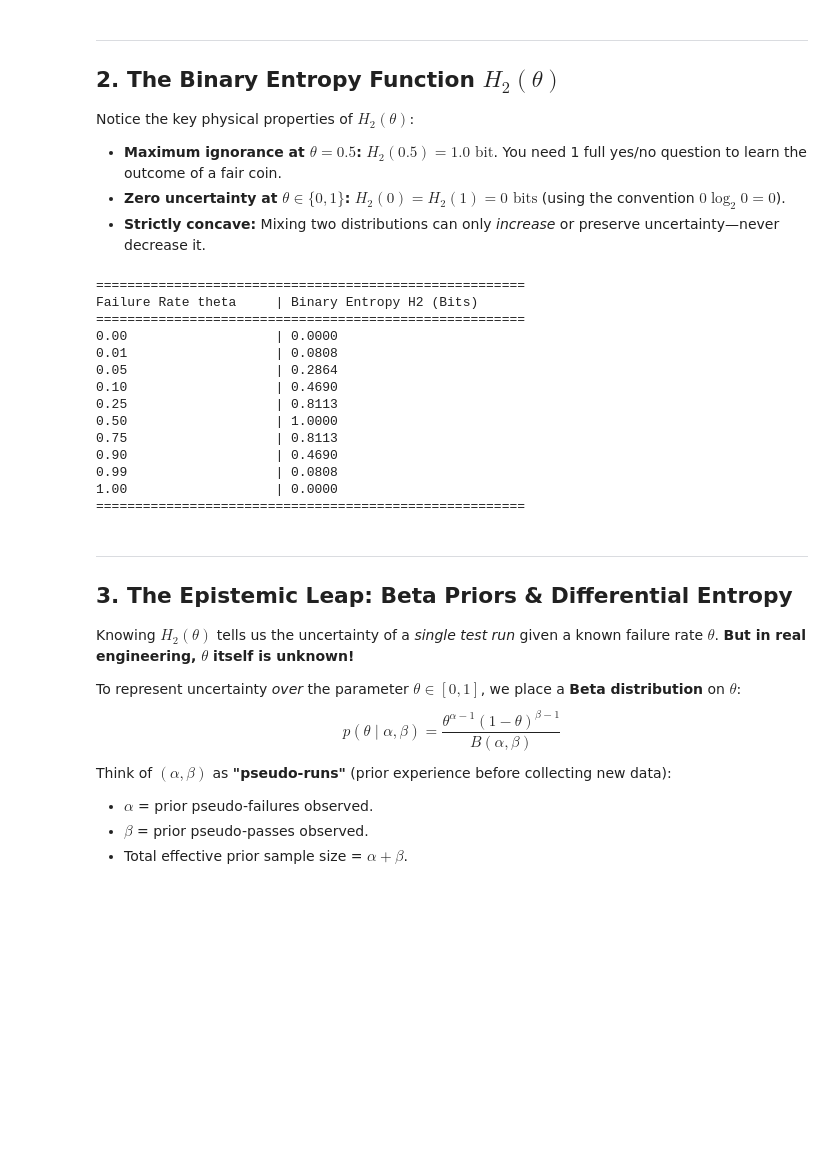
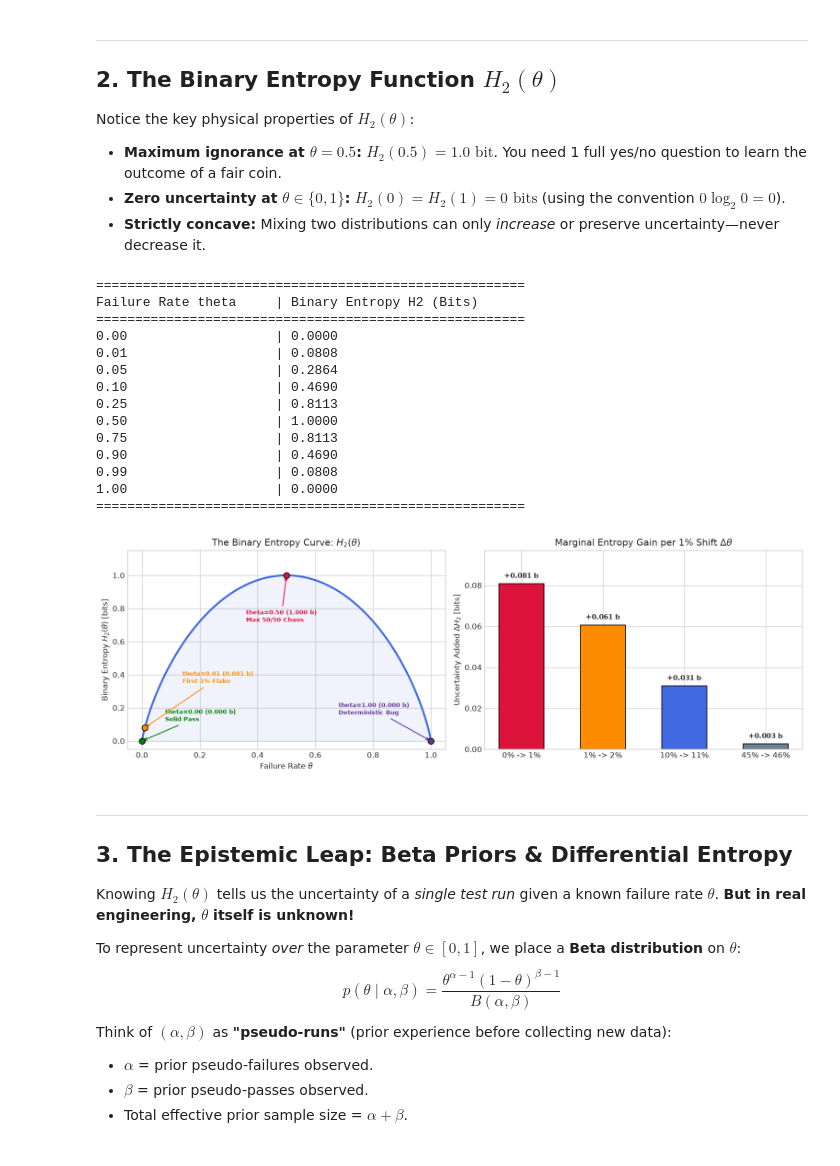
Before and after one commit to tarobins/inference-and-information, a Jupyter notebook: python/01_quantifying_uncertainty_entropy_and_bayes.ipynb, the cells around one changed output. Cells and saved outputs as stored; diff of their text form; code cells hidden in the pictures; blank space fills up the shorter version.

Commit message:
docs(ch01): add Binary Entropy Curve and Marginal Sensitivity diagram

```diff
--- a/python/01_quantifying_uncertainty_entropy_and_bayes.ipynb
+++ b/python/01_quantifying_uncertainty_entropy_and_bayes.ipynb
@@ -48,33 +48,92 @@ def binary_entropy(theta):
     # Clip to avoid log(0) while maintaining continuity
     eps = 1e-15
     theta_safe = np.clip(theta, eps, 1.0 - eps)
     h = -theta_safe * np.log2(theta_safe) - (1.0 - theta_safe) * np.log2(1.0 - theta_safe)
     # Force exact 0 at boundaries
     h = np.where((theta == 0.0) | (theta == 1.0), 0.0, h)
     return h
 
 test_thetas = [0.0, 0.01, 0.05, 0.10, 0.25, 0.50, 0.75, 0.90, 0.99, 1.0]
 print("=" * 55)
 print(f"{'Failure Rate theta':<22} | {'Binary Entropy H2 (Bits)':<25}")
 print("=" * 55)
 for t in test_thetas:
     print(f"{t:<22.2f} | {binary_entropy(t):<25.4f}")
 print("=" * 55)
+
+# Plot The Binary Entropy Curve H2(theta) & Marginal Edge Sensitivity
+theta_grid = np.linspace(0.0, 1.0, 500)
+h_grid = binary_entropy(theta_grid)
+
+fig, axes = plt.subplots(1, 2, figsize=(13, 4.5), dpi=120)
+
+axes[0].plot(theta_grid, h_grid, color="royalblue", lw=2.5)
+axes[0].fill_between(theta_grid, h_grid, alpha=0.08, color="royalblue")
+pts = [
+    (0.0, "green", "Solid Pass", (0.08, 0.12)),
+    (0.01, "darkorange", "First 1% Flake", (0.14, 0.35)),
+    (0.50, "crimson", "Max 50/50 Chaos", (0.36, 0.72)),
+    (1.0, "rebeccapurple", "Deterministic Bug", (0.68, 0.16)),
+]
+for pt, col, lbl, offset in pts:
+    val = float(binary_entropy(pt))
+    axes[0].scatter([pt], [val], color=col, edgecolor="black", zorder=5, s=60)
+    axes[0].annotate(
+        f"theta={pt:.2f} ({val:.3f} b)\n{lbl}",
+        xy=(pt, val),
+        xytext=offset,
+        fontsize=8,
+        color=col,
+        fontweight="bold",
+        arrowprops=dict(arrowstyle="->", color=col, lw=1.2),
+    )
+axes[0].set_title(r"The Binary Entropy Curve: $H_2(\theta)$")
+axes[0].set_xlabel(r"Failure Rate $\theta$")
+axes[0].set_ylabel(r"Binary Entropy $H_2(\theta)$ [bits]")
+axes[0].set_ylim(-0.05, 1.15)
+
+shifts = [
+    ("0% -> 1%", 0.00, 0.01, "crimson"),
+    ("1% -> 2%", 0.01, 0.02, "darkorange"),
+    ("10% -> 11%", 0.10, 0.11, "royalblue"),
+    ("45% -> 46%", 0.45, 0.46, "slategray"),
+]
+labels = [s[0] for s in shifts]
+deltas = [float(binary_entropy(s[2]) - binary_entropy(s[1])) for s in shifts]
+colors = [s[3] for s in shifts]
+bars = axes[1].bar(labels, deltas, color=colors, edgecolor="black", width=0.55)
+for bar, d in zip(bars, deltas):
+    axes[1].text(
+        bar.get_x() + bar.get_width() / 2,
+        d + 0.002,
+        f"+{d:.3f} b",
+        ha="center",
+        va="bottom",
+        fontsize=9,
+        fontweight="bold",
+    )
+axes[1].set_title(r"Marginal Entropy Gain per 1% Shift $\Delta\theta$")
+axes[1].set_ylabel(r"Uncertainty Added $\Delta H_2$ [bits]")
+axes[1].set_ylim(0, max(deltas) * 1.2)
+
+plt.tight_layout()
+plt.show()
 # %% [output]
 =======================================================
 Failure Rate theta     | Binary Entropy H2 (Bits)
 =======================================================
 0.00                   | 0.0000
 0.01                   | 0.0808
 0.05                   | 0.2864
 0.10                   | 0.4690
 0.25                   | 0.8113
 0.50                   | 1.0000
 0.75                   | 0.8113
 0.90                   | 0.4690
 0.99                   | 0.0808
 1.00                   | 0.0000
 =======================================================
+[figure, added]
 # %% [markdown]
 ---
 
```
